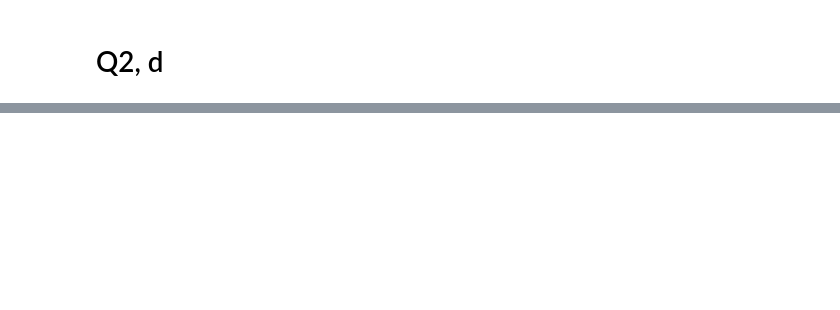
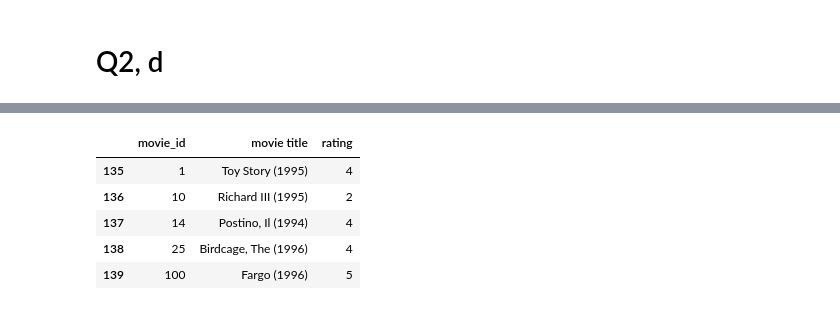
Before and after one commit to yakirzana/commerceTask1, a Jupyter notebook: Ass2.ipynb, the cells around one changed output, grey strips where cells are left out. Drawn from its saved outputs; the diff is of its cells as text; code cells hidden in the pictures; blank space fills up the shorter version.

```diff
--- a/Ass2.ipynb
+++ b/Ass2.ipynb
@@ -133,0 +147,12 @@ movie_data_ratings_data[high_rated].head(10)
+# %%
+#merge movies ratings data with users
+movie_ratings_data_and_users = movies_ratings_data.merge(data_u,on = 'user_id',how = 'inner')
+woman_ratings = movie_ratings_data_and_users[['movie_id','movie title','rating']][movie_ratings_data_and_users.gender == 'F']
+woman_ratings.head()
+# %% [output]
+|  | movie_id | movie title | rating |
+| 135 | 1 | Toy Story (1995) | 4 |
+| 136 | 10 | Richard III (1995) | 2 |
+| 137 | 14 | Postino, Il (1994) | 4 |
+| 138 | 25 | Birdcage, The (1996) | 4 |
+| 139 | 100 | Fargo (1996) | 5 |
```
Also changed, not shown: parts of 29 cells of this notebook, 23 other files.
